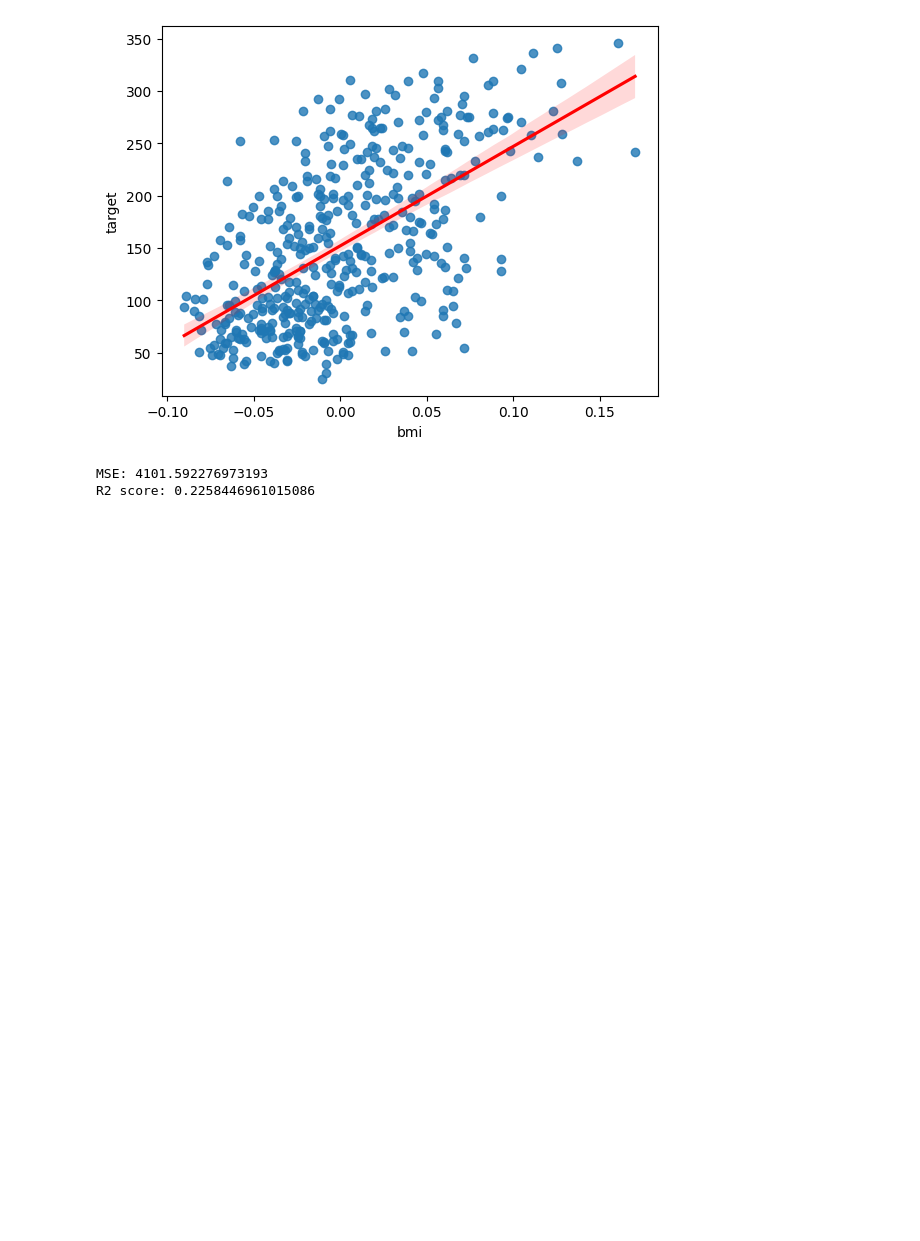
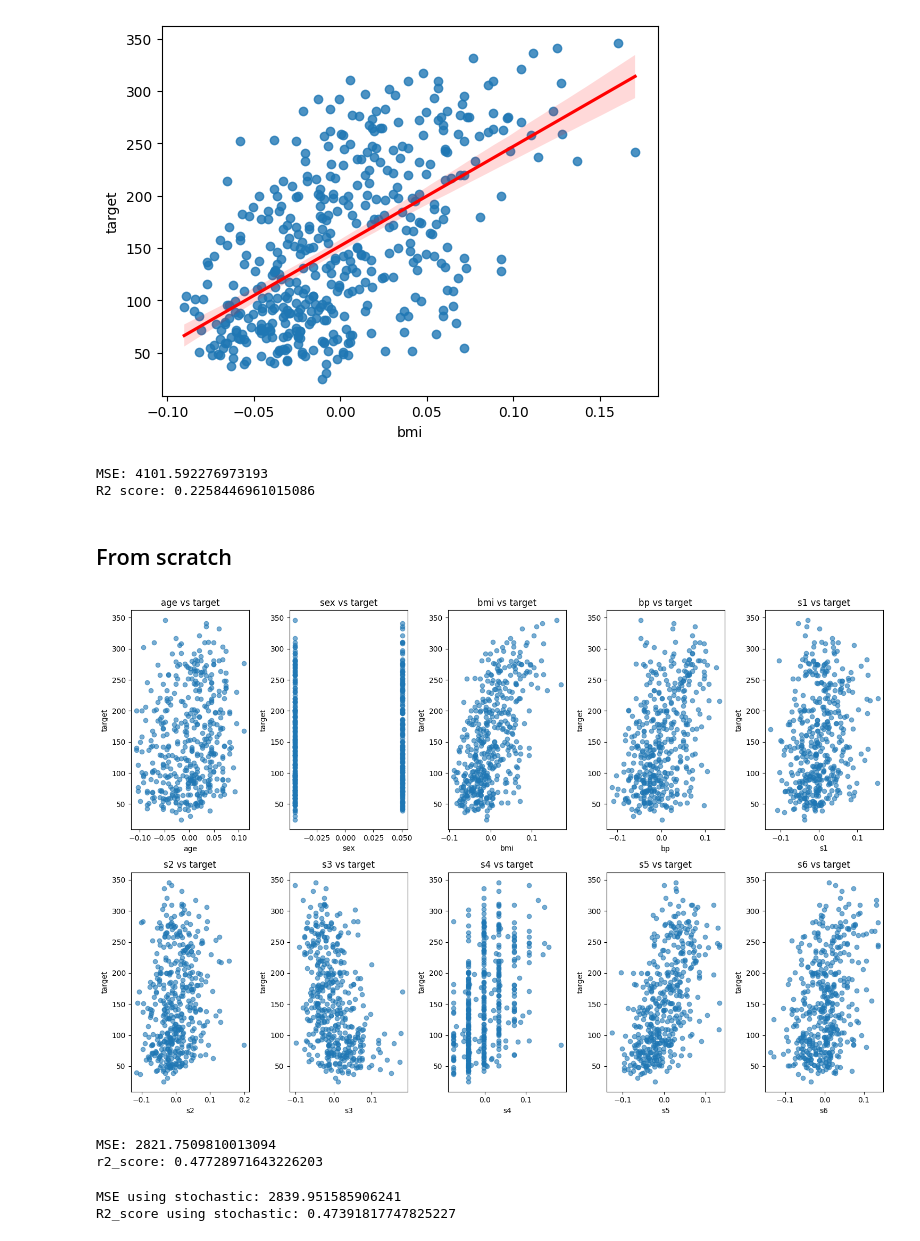
Before and after one commit to Manireddy69/Machine_learning, a Jupyter notebook: Regression/Linear Regression.ipynb, the cells around one changed output. Drawn from its saved outputs; the diff is of its cells as text; code cells hidden in the pictures; blank space fills up the shorter version.

```diff
--- a/Regression/Linear Regression.ipynb
+++ b/Regression/Linear Regression.ipynb
@@ -255,3 +255,5 @@ print("R2 score:", r2)
 # %% [output]
 MSE: 4101.592276973193
 R2 score: 0.2258446961015086
+# %% [markdown]
+## From scratch
@@ -257,0 +268,24 @@ R2 score: 0.2258446961015086
+# %%
+## load dataset
+
+data = load_diabetes()
+X = data.data
+y = data.target
+
+X_train, X_test, y_train, y_test = train_test_split(X, y,train_size= 0.7, random_state= 42)
+# %%
+df = pd.DataFrame(X, columns=data.feature_names)
+df["target"] = y
+plt.figure(figsize=(15, 10))
+
+for i, feature in enumerate(data.feature_names):
+    plt.subplot(2, 5, i + 1)
+    plt.scatter(df[feature], df["target"], alpha=0.6)
+    plt.xlabel(feature)
+    plt.ylabel("target")
+    plt.title(f"{feature} vs target")
+
+plt.tight_layout()
+plt.show()
+# %% [output]
+[figure, added]
@@ -257,0 +341,24 @@ R2 score: 0.2258446961015086
+# %%
+ols = linearRegression()
+ols.fit(X_train,y_train)
+mse, r2 = ols.evaluate(X_test, y_test)
+
+print("MSE:", mse)
+print("r2_score:", r2)
+# %% [output]
+MSE: 2821.7509810013094
+r2_score: 0.47728971643226203
+# %%
+sgd_model = linearRegression(
+    method="stochastic_gradient",
+    learning_rate=0.01,
+    epochs=1000
+)
+sgd_model.fit(X_train, y_train)
+mse, r2 = sgd_model.evaluate(X_test, y_test)
+
+print("MSE using stochastic:", mse)
+print("R2_score using stochastic:", r2)
+# %% [output]
+MSE using stochastic: 2839.951585906241
+R2_score using stochastic: 0.47391817747825227
```
Also changed, not shown: parts of 3 cells of this notebook, 5 other files.
